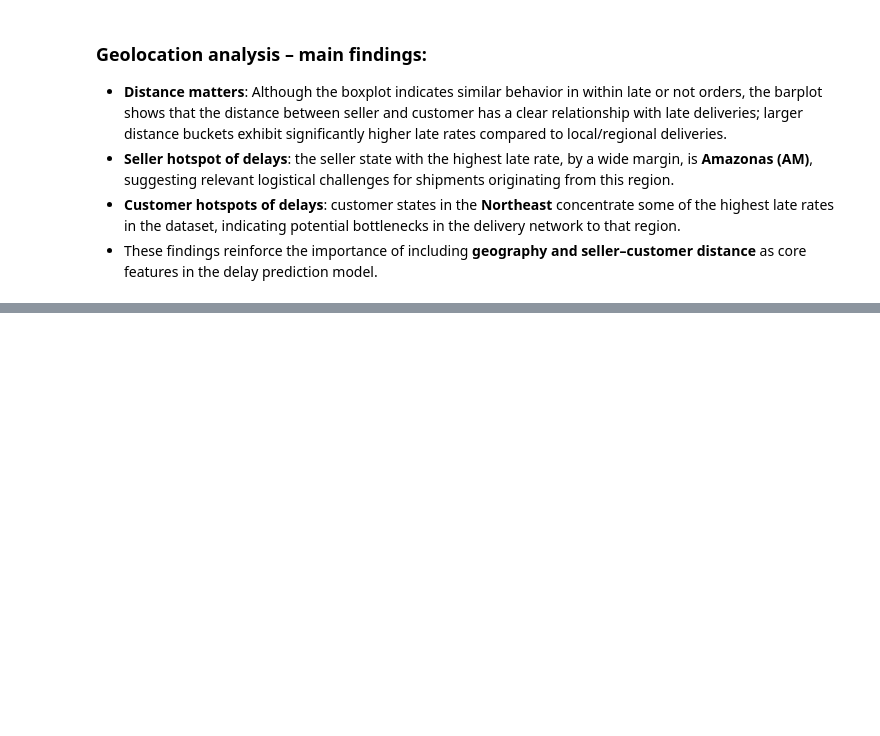
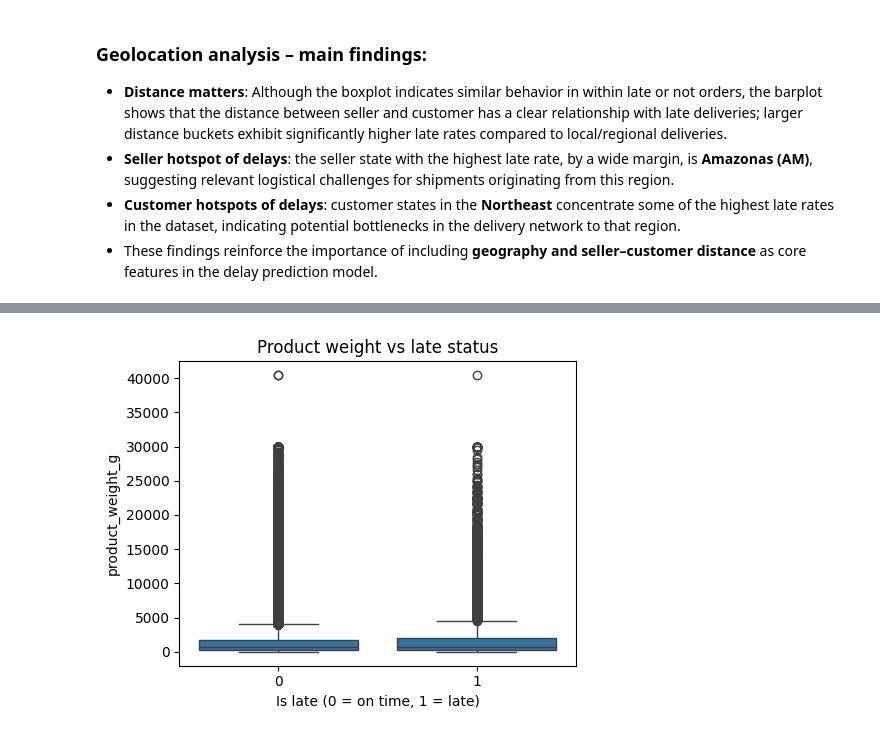
Before and after one commit to Gabverz/Logistics_optimizer, a Jupyter notebook: eda_logistica.ipynb, the cells around one changed output, grey strips where cells are left out. Cells and saved outputs as stored; diff of their text form; code cells hidden in the pictures; blank space fills up the shorter version.

Commit message:
feat(eda): add product size/weight/volume analysis vs late rate (binary buckets and continuous)

```diff
--- a/eda_logistica.ipynb
+++ b/eda_logistica.ipynb
@@ -443,0 +464,13 @@ plt.show()
+# %%
+cols_size = [
+    "product_length_cm",
+    "product_height_cm",
+    "product_width_cm",
+    "product_volume_cm3",
+    "product_weight_g",
+    "is_late",
+]
+
+df_eda = df[cols_size].dropna(subset=["is_late"]).copy()
+df_eda["is_late"] = df_eda["is_late"].astype(int)
+df_eda.head()
@@ -443,0 +507,14 @@ plt.show()
+# %%
+plt.figure(figsize=(5, 4))
+sns.boxplot(
+    data=df_eda,
+    x="is_late",
+    y="product_weight_g",
+)
+plt.xlabel("Is late (0 = on time, 1 = late)")
+plt.ylabel("product_weight_g")
+plt.title("Product weight vs late status")
+plt.tight_layout()
+plt.show()
+# %% [output]
+[figure, added]
```
Also changed, not shown: parts of 14 cells of this notebook.
